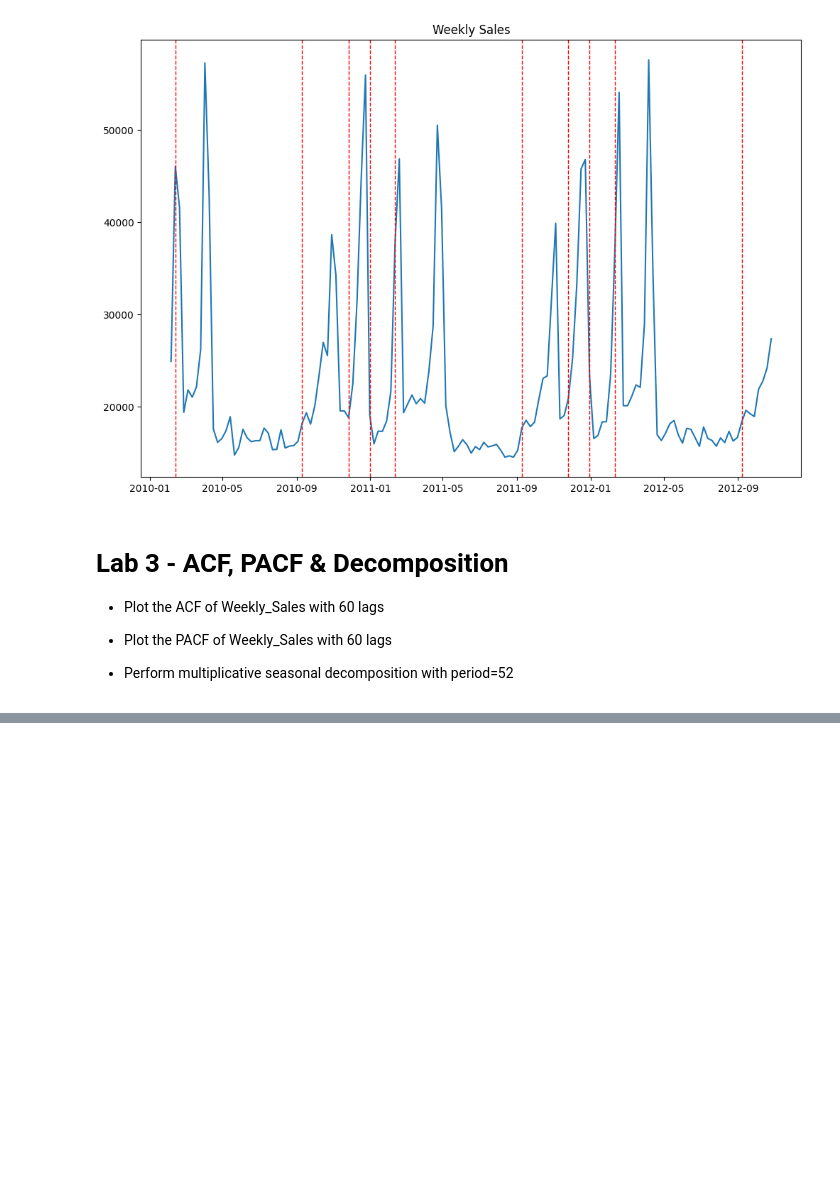
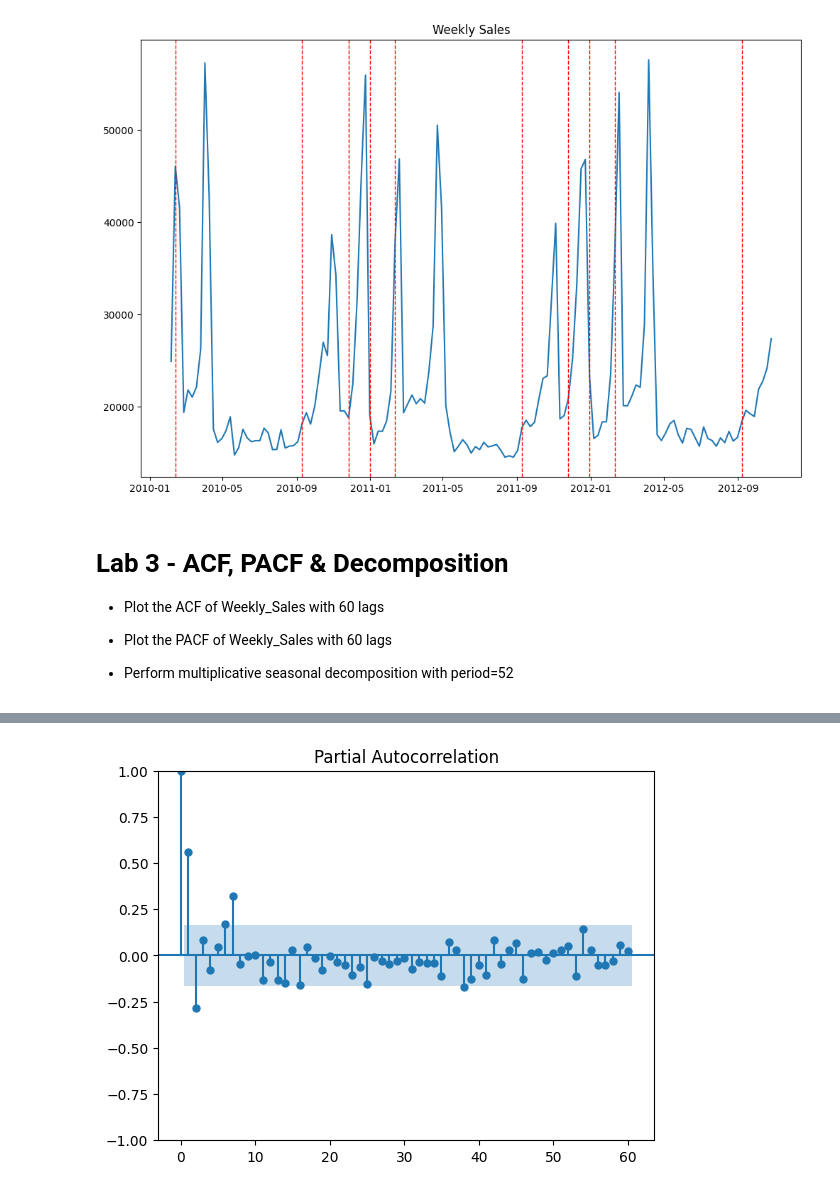
Before and after one commit to nurcoz/Udemy_time_series, a Jupyter notebook: Starter - Lab 3.ipynb, the cells around one changed output, grey strips where cells are left out. Drawn from its saved outputs; the diff is of its cells as text; code cells hidden in the pictures; blank space fills up the shorter version.

```diff
--- a/Starter - Lab 3.ipynb
+++ b/Starter - Lab 3.ipynb
@@ -77,0 +84,6 @@ plt.show()
+# %%
+# PACF with 60 days
+plot_pacf(df.Weekly_Sales, lags= 60)
+plt.show()
+# %% [output]
+[figure, added]
```
Also changed, not shown: parts of 2 cells of this notebook.
